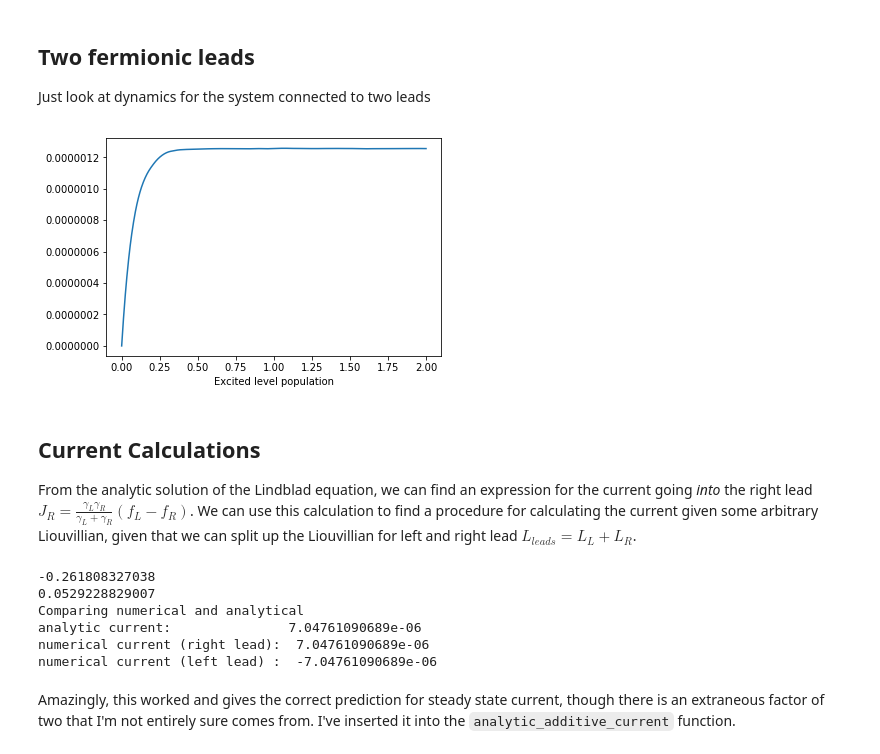
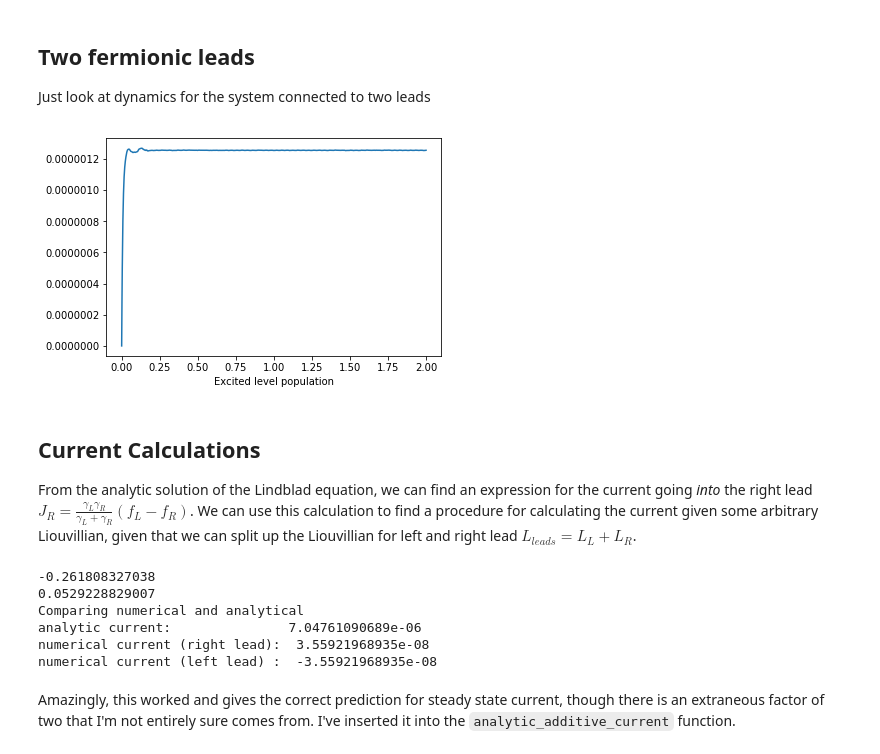
Before and after one commit to HenryMaguire/TLS-code, a Jupyter notebook: fermionic_leads_dev.ipynb, the cells around one changed output. Saved outputs shown, nothing was run; the diff lists cells and outputs as text; code cells hidden in the pictures.

Commit message:
Refactored all the code so that it takes in Lorentzian lead SDs, trying to replicate the subband structure that should be there in these molecular junctions.

```diff
--- a/fermionic_leads_dev.ipynb
+++ b/fermionic_leads_dev.ipynb
@@ -87,17 +87,20 @@ plt.show()
 # %% [markdown]
 So that worked first try! Now additive
 # %%
-def rate_up(e_lk, T, mu, Gamma_0):
-    return pi*J_flat(e_lk, Gamma_0)*fermi_occ(e_lk, T, mu)
+def rate_up(e_lk, T, mu, Gamma_0, width, pos, J):
+    return pi*J(e_lk, Gamma_0, width, pos)*fermi_occ(e_lk, T, mu)
 
-def rate_down(e_lk, T, mu, Gamma_0):
-    return pi*J_flat(e_lk, Gamma_0)*(1-fermi_occ(e_lk, T, mu))
+def rate_down(e_lk, T, mu, Gamma_0, width, pos, J):
+    return pi*J(e_lk, Gamma_0, width, pos)*(1-fermi_occ(e_lk, T, mu))
 
-def limit_fermi(Gamma_0, T, mu):
+def limit_fermi_flat(Gamma_0, T, mu):
     # up, down
     return pi*Gamma_0*(1-fermi_occ(2*mu, T, mu)), pi*Gamma_0*fermi_occ(2*mu, T, mu)
 
-def non_additive_dissipator(H, A, eps, T, mu, Gamma_0):
+def limit_fermi_lorentz(Gamma_0, T, mu):
+    # up, down
+    return 0,0
+def non_additive_dissipator(H, A, eps, T, mu, Gamma_0, width, pos, J):
     L=0
     evals, estates = H.eigenstates()
     Zp_1 = 0
@@ -114,12 +117,12 @@ def non_additive_dissipator(H, A, eps, T, mu, Gamma_0):
             LK = estates[l]*estates[k].dag()
             KL = estates[k]*estates[l].dag()
             if e_lk != 0:
-                Zp_1 += LK*Adag_lk*rate_up(e_lk, T, mu, Gamma_0)
-                Zp_2 += LK*Adag_lk*rate_down(e_lk, T, mu, Gamma_0)
-                Zm_1 += KL*A_kl*rate_up(e_lk, T, mu, Gamma_0)
-                Zm_2 += KL*A_kl*rate_down(e_lk, T, mu, Gamma_0)
+                Zp_1 += LK*Adag_lk*rate_up(e_lk, T, mu, Gamma_0, width, pos, J)
+                Zp_2 += LK*Adag_lk*rate_down(e_lk, T, mu, Gamma_0, width, pos, J)
+                Zm_1 += KL*A_kl*rate_up(e_lk, T, mu, Gamma_0, width, pos, J)
+                Zm_2 += KL*A_kl*rate_down(e_lk, T, mu, Gamma_0, width, pos, J)
             else:
-                rup, rdown = limit_fermi(Gamma_0, T, mu)
+                rup, rdown = limit_fermi_lorentz(Gamma_0, T, mu)
                 Zp_1 += LK*Adag_lk*rup
                 Zp_2 += LK*Adag_lk*rdown
                 Zm_1 += KL*A_kl*rup
@@ -131,7 +134,7 @@ def non_additive_dissipator(H, A, eps, T, mu, Gamma_0):
     L += -sprepost(Adag, Zm_1)+spost(Zm_1*Adag)
     return -L
 
-L_nonadd = non_additive_dissipator(H, d, eps, T, mu, Gamma)
+L_nonadd = non_additive_dissipator(H, d, eps, T, mu, Gamma, eps, eps, J_underdamped)
 data = mesolve(H, rho0, timelist, [L_nonadd], elist)
 plt.plot(timelist, data.expect[0])
 plt.xlabel("Excited level population")
@@ -144,15 +147,16 @@ plt.show()
 ## Two fermionic leads
 Just look at dynamics for the system connected to two leads
 # %%
-L_L = non_additive_dissipator(H, d, eps, T, mu, Gamma)
-L_R = non_additive_dissipator(H, d, eps, T, -mu, Gamma)
+width=100.
+L_L = non_additive_dissipator(H, d, eps, T, mu, Gamma, width, eps, J_underdamped)
+L_R = non_additive_dissipator(H, d, eps, T, -mu, Gamma, width, eps, J_underdamped)
 data = mesolve(H, rho0, timelist, [L_L+L_R], elist)
 plt.plot(timelist, data.expect[0])
 plt.xlabel("Excited level population")
 #plt.axhline((rho_ss*E).tr(), ls='dashed', color='r')
 plt.show()
 # %% [output]
-[figure, old version]
+[figure, new version]
 # %% [markdown]
 ## Current Calculations
 From the analytic solution of the Lindblad equation, we can find an expression for the current going *into* the right lead $J_R= \frac{\gamma_L\gamma_R}{\gamma_L+\gamma_R}(f_L-f_R)$. We can use this calculation to find a procedure for calculating the current given some arbitrary Liouvillian, given that we can split up the Liouvillian for left and right lead $L_{leads}=L_L+L_R$.
@@ -173,8 +177,8 @@ def current_from_L(H, L_full, L_track, n):
 
 print "Comparing numerical and analytical"
 
-L_L = non_additive_dissipator(H, d, eps, T, mu, Gamma)
-L_R = non_additive_dissipator(H, d, eps, T, -mu, Gamma)
+L_L = non_additive_dissipator(H, d, eps, T, mu, Gamma, eps, eps, J_underdamped)
+L_R = non_additive_dissipator(H, d, eps, T, -mu, Gamma, eps, eps, J_underdamped)
 an_curr = analytic_additive_current(eps, Gamma_L=Gamma, Gamma_R=Gamma, T_L=T, T_R=T, mu_L=mu, mu_R=-mu)
 R_num_curr = current_from_L(H, L_L+L_R, L_R, E)
 L_num_curr = current_from_L(H, L_L+L_R, L_L, E)
@@ -186,8 +190,8 @@ print "numerical current (left lead) : ", L_num_curr
 0.0529228829007
 Comparing numerical and analytical
 analytic current:               7.04761090689e-06
-numerical current (right lead):  7.04761090689e-06
-numerical current (left lead) :  -7.04761090689e-06
+numerical current (right lead):  3.55921968935e-08
+numerical current (left lead) :  -3.55921968935e-08
 # %% [markdown]
 Amazingly, this worked and gives the correct prediction for steady state current, though there is an extraneous factor of two that I'm not entirely sure comes from. I've inserted it into the `analytic_additive_current` function.
 # %% [markdown]
```
Also changed, not shown: parts of 2 cells of this notebook, 2 other files.
